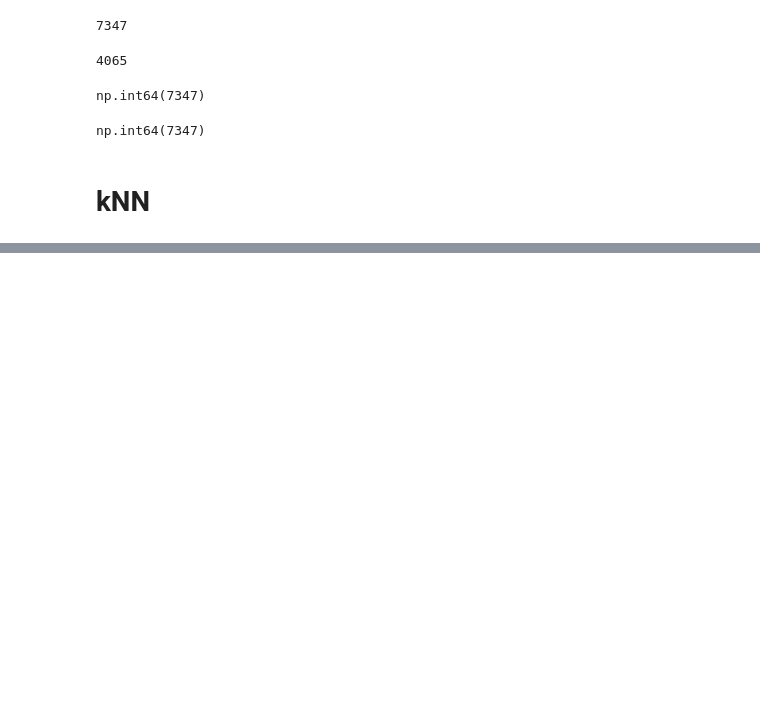
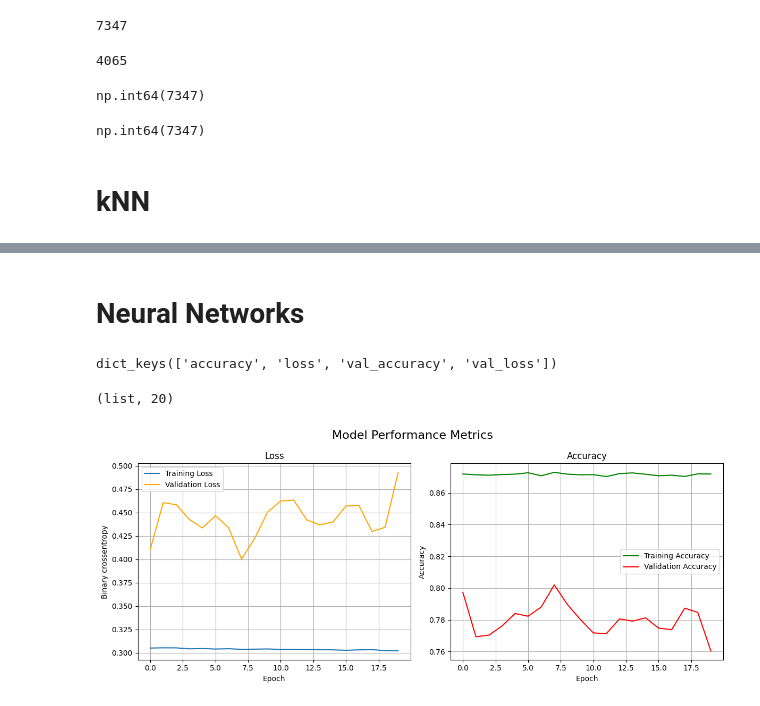
Before and after one commit to k26rahul/ml-april-25, a Jupyter notebook: fcc-MAGIC/MAGIC.ipynb, the cells around one changed output, grey strips where cells are left out. Cells and saved outputs as stored; diff of their text form; code cells hidden in the pictures; blank space fills up the shorter version.

```diff
--- a/fcc-MAGIC/MAGIC.ipynb
+++ b/fcc-MAGIC/MAGIC.ipynb
@@ -102,0 +128,3 @@ weighted avg       0.82      0.82      0.82      3804
+# %%
+lr = LogisticRegression()
+lr.fit(train_X, train_y)
@@ -102,0 +149,3 @@ weighted avg       0.82      0.82      0.82      3804
+# %%
+svc = SVC()
+svc.fit(train_X, train_y)
@@ -102,0 +166,2 @@ weighted avg       0.82      0.82      0.82      3804
+# %% [markdown]
+# Neural Networks
@@ -102,0 +173,48 @@ weighted avg       0.82      0.82      0.82      3804
+# %%
+nn_model = Sequential([
+    Input(shape=(10,)),
+    Dense(32, activation='relu'),
+    Dense(1, activation='sigmoid'),
+])
+
+nn_model.compile(optimizer=Adam(0.001), loss='binary_crossentropy',
+                 metrics=['accuracy'])
+# %%
+history = nn_model.fit(train_X, train_y, epochs=20, batch_size=32, validation_split=.2, verbose=False)
+# %%
+history.history.keys()
+type(history.history['accuracy']), len(history.history['accuracy'])
+# %% [output]
+dict_keys(['accuracy', 'loss', 'val_accuracy', 'val_loss'])
+(list, 20)
+# %%
+def plot_history(history):
+  # Create a 1x2 grid of subplots
+  fig, (ax1, ax2) = plt.subplots(1, 2, figsize=(12, 5))
+  fig.suptitle('Model Performance Metrics', fontsize=16)
+
+  # Plot training & validation loss on ax1
+  ax1.plot(history.history['loss'], label='Training Loss')
+  ax1.plot(history.history['val_loss'], label='Validation Loss', color='orange')
+  ax1.set_xlabel('Epoch')
+  ax1.set_ylabel('Binary crossentropy')
+  ax1.set_title('Loss')
+  ax1.legend()
+  ax1.grid(True)
+
+  # Plot training & validation accuracy on ax2
+  ax2.plot(history.history['accuracy'], label='Training Accuracy', color='green')
+  ax2.plot(history.history['val_accuracy'], label='Validation Accuracy', color='red')
+  ax2.set_xlabel('Epoch')
+  ax2.set_ylabel('Accuracy')
+  ax2.set_title('Accuracy')
+  ax2.legend()
+  ax2.grid(True)
+
+  # Adjust layout to prevent overlapping titles/labels
+  plt.tight_layout()
+
+
+plot_history(history)
+# %% [output]
+[figure, added]
```
Also changed, not shown: parts of 15 cells of this notebook.
